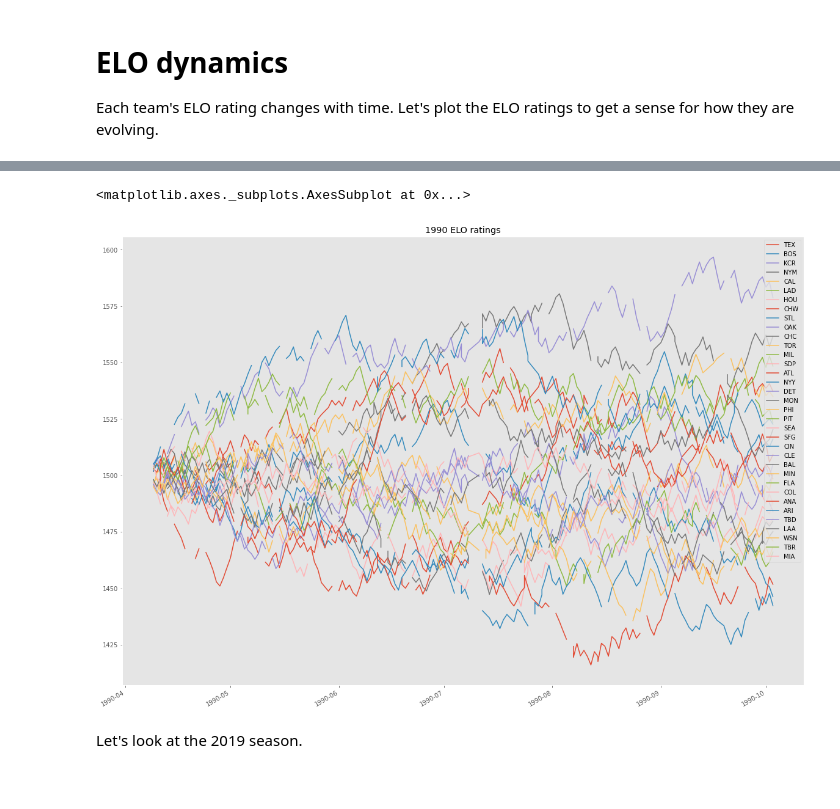
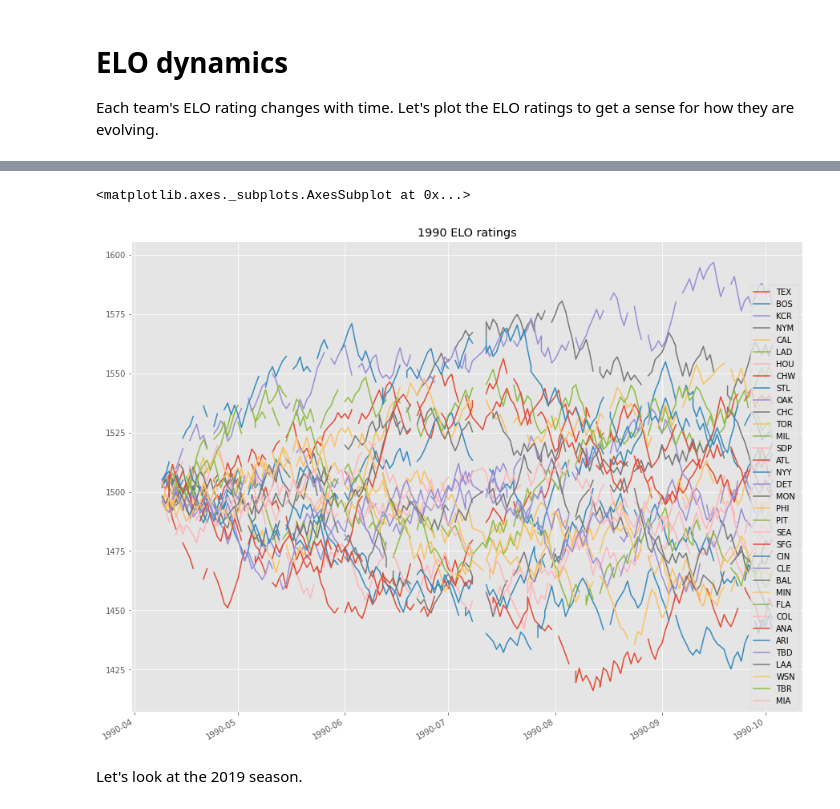
Before and after one commit to lanejere5/mlb, a Jupyter notebook: elo/ELO.ipynb, the cells around one changed output, grey strips where cells are left out. Saved outputs shown, nothing was run; the diff lists cells and outputs as text; code cells hidden in the pictures.

```diff
--- a/elo/ELO.ipynb
+++ b/elo/ELO.ipynb
@@ -495,4 +494,7 @@ accuracy_score(results['win'], results['pred'])
 # ELO dynamics
 
 Each team's ELO rating changes with time. Let's plot the ELO ratings to get a sense for how they are evolving.
+# %%
+#hide
+plt.rcParams["axes.grid"] = True
 # %%
@@ -503,8 +505,8 @@ elo.plot.line(title='ELO ratings over time', figsize=(15, 10))
 # %%
-elo[elo.index.year == 1990].plot.line(title='1990 ELO ratings', figsize=(20,15))
+elo[elo.index.year == 1990].plot.line(title='1990 ELO ratings', figsize=(15, 12))
 # %% [output]
 <matplotlib.axes._subplots.AxesSubplot at 0x...>
-[figure, old version]
+[figure, new version]
 # %% [markdown]
 Let's look at the 2019 season.
 # %%
```
Also changed, not shown: parts of 6 cells of this notebook.
